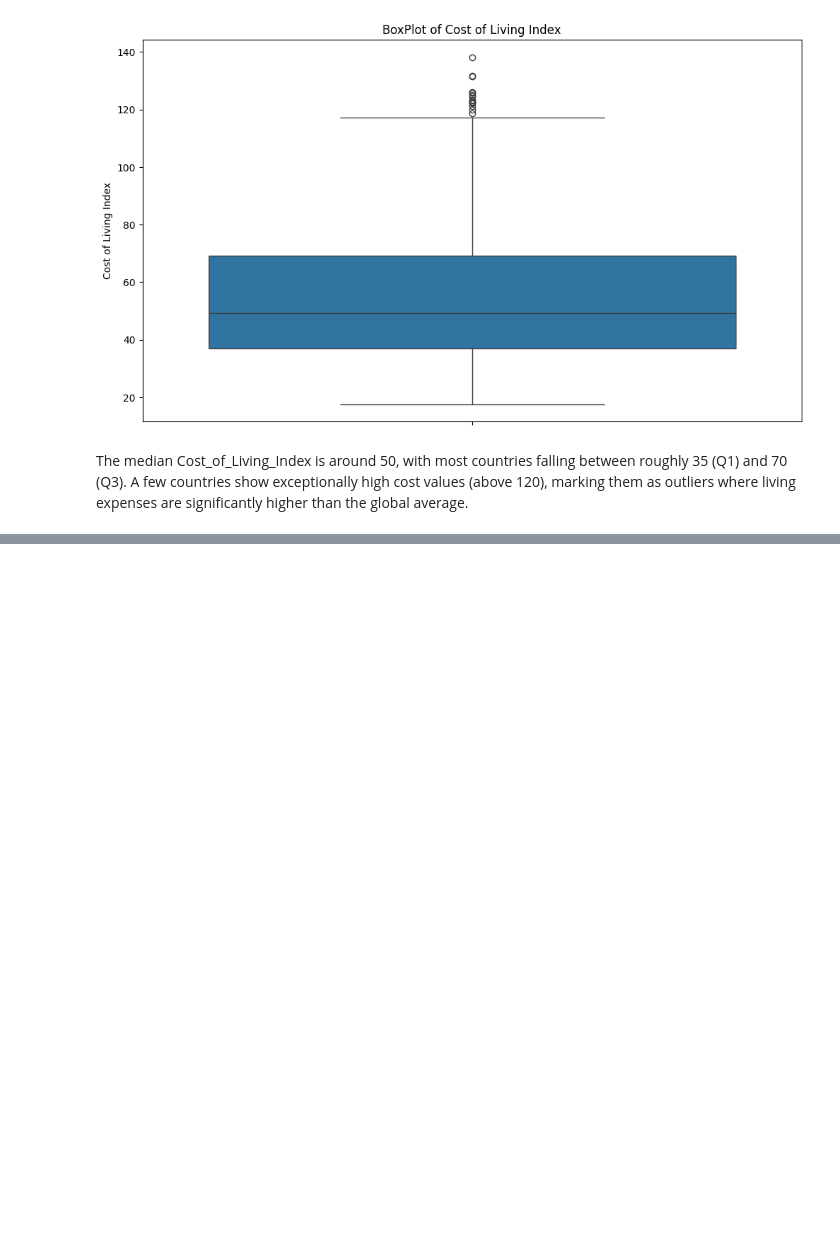
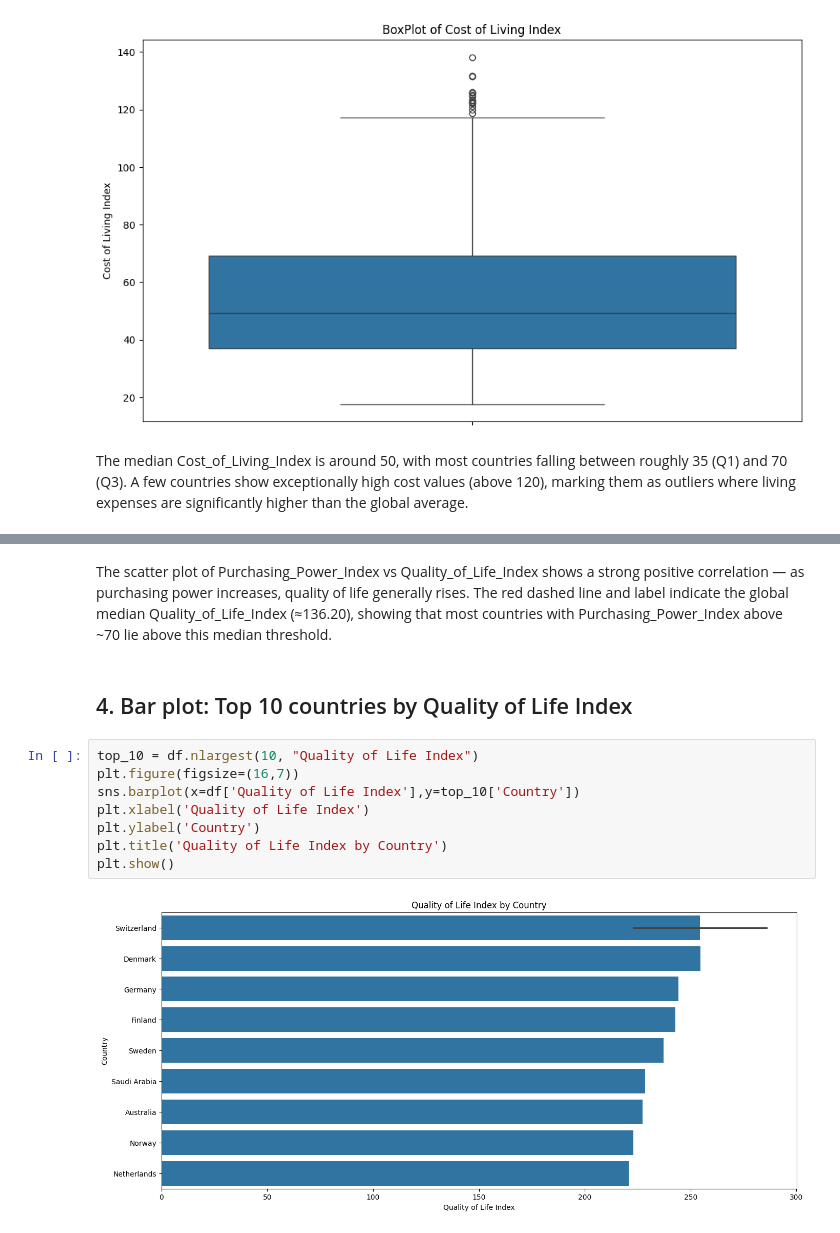
Before and after one commit to akankshakusf/ML_Quality-of-Life-Indices-by-Country, a Jupyter notebook: ml_quality_of_life_indices_by_country.ipynb, the cells around one changed output, grey strips where cells are left out. Saved outputs shown, nothing was run; the diff lists cells and outputs as text; blank space fills up the shorter version.

```diff
--- a/ml_quality_of_life_indices_by_country.ipynb
+++ b/ml_quality_of_life_indices_by_country.ipynb
@@ -171,0 +189,14 @@ The median Cost_of_Living_Index is around 50, with most countries falling betwee
+# %% [markdown]
+The scatter plot of Purchasing_Power_Index vs Quality_of_Life_Index shows a strong positive correlation — as purchasing power increases, quality of life generally rises. The red dashed line and label indicate the global median Quality_of_Life_Index (≈136.20), showing that most countries with Purchasing_Power_Index above ~70 lie above this median threshold.
+# %% [markdown]
+## 4. Bar plot: Top 10 countries by Quality of Life Index
+# %%
+top_10 = df.nlargest(10, "Quality of Life Index")
+plt.figure(figsize=(16,7))
+sns.barplot(x=df['Quality of Life Index'],y=top_10['Country'])
+plt.xlabel('Quality of Life Index')
+plt.ylabel('Country')
+plt.title('Quality of Life Index by Country')
+plt.show()
+# %% [output]
+[figure, added]
```
Also changed, not shown: parts of 26 cells of this notebook.
